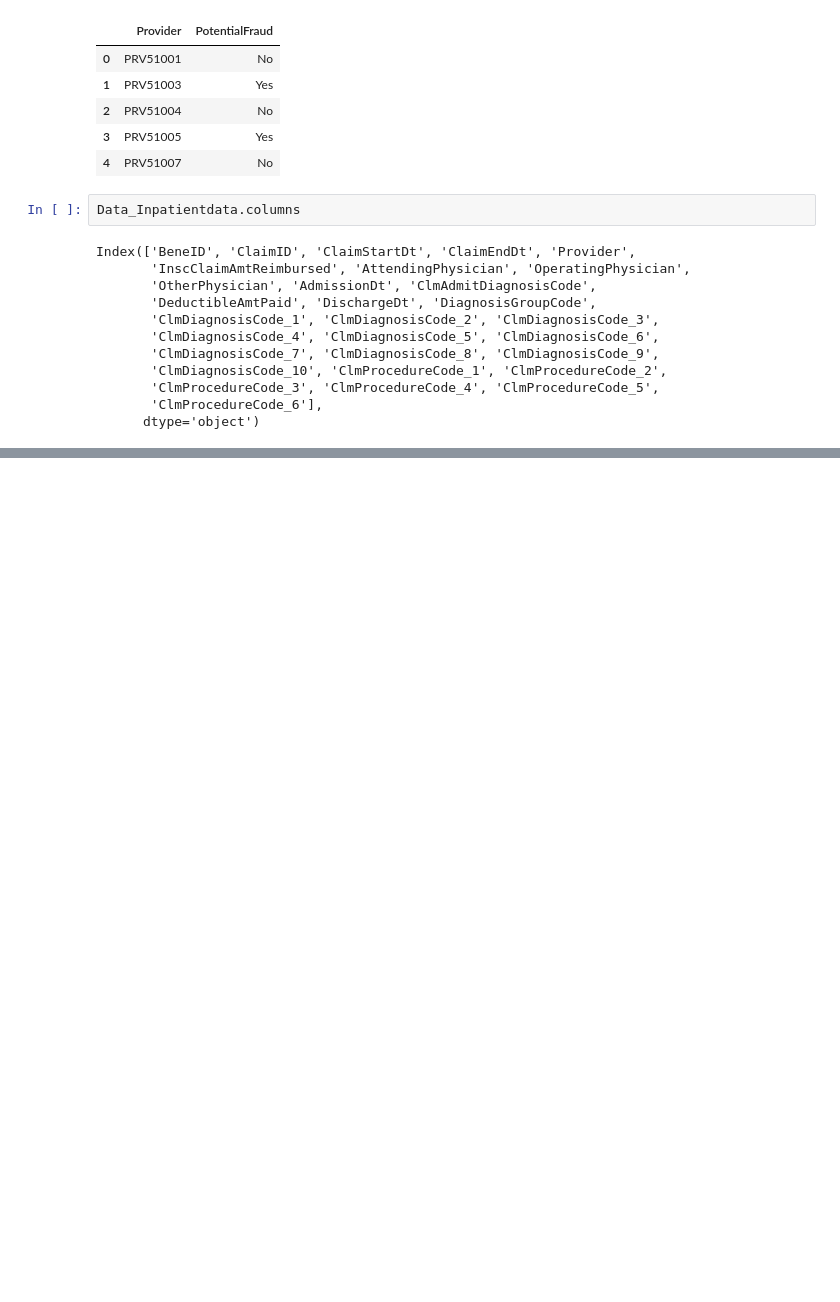
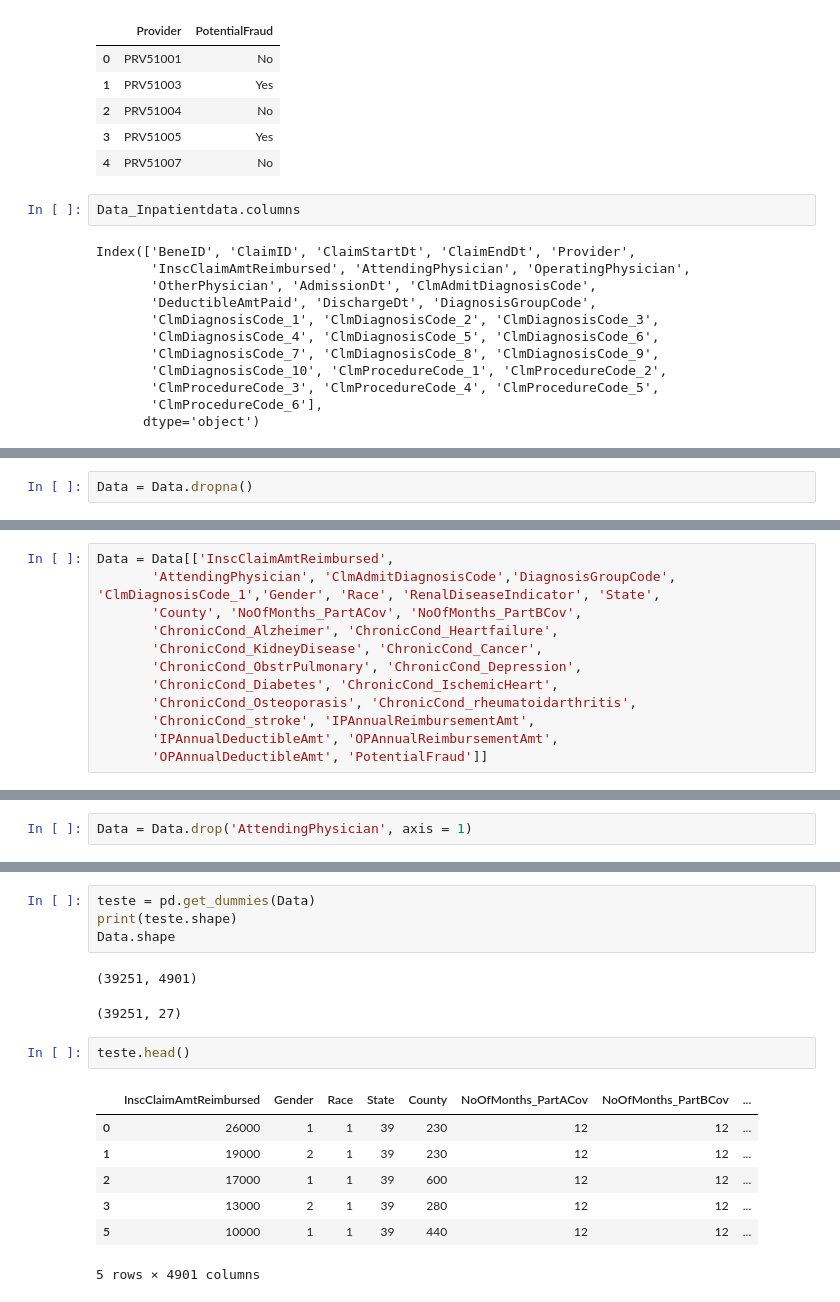
Before and after one commit to Buludi/Machine_Learning_Practice, a Jupyter notebook: ML101November.ipynb, the cells around one changed output, grey strips where cells are left out. Drawn from its saved outputs; the diff is of its cells as text; blank space fills up the shorter version.

```diff
--- a/ML101November.ipynb
+++ b/ML101November.ipynb
@@ -160,0 +219,2 @@ Index(['Provider', 'PotentialFraud'], dtype='object')
+# %%
+Data = Data.dropna()
@@ -160,0 +238,12 @@ Index(['Provider', 'PotentialFraud'], dtype='object')
+# %%
+Data = Data[['InscClaimAmtReimbursed',
+       'AttendingPhysician', 'ClmAdmitDiagnosisCode','DiagnosisGroupCode', 'ClmDiagnosisCode_1','Gender', 'Race', 'RenalDiseaseIndicator', 'State',
+       'County', 'NoOfMonths_PartACov', 'NoOfMonths_PartBCov',
+       'ChronicCond_Alzheimer', 'ChronicCond_Heartfailure',
+       'ChronicCond_KidneyDisease', 'ChronicCond_Cancer',
+       'ChronicCond_ObstrPulmonary', 'ChronicCond_Depression',
+       'ChronicCond_Diabetes', 'ChronicCond_IschemicHeart',
+       'ChronicCond_Osteoporasis', 'ChronicCond_rheumatoidarthritis',
+       'ChronicCond_stroke', 'IPAnnualReimbursementAmt',
+       'IPAnnualDeductibleAmt', 'OPAnnualReimbursementAmt',
+       'OPAnnualDeductibleAmt', 'PotentialFraud']]
@@ -160,0 +265,2 @@ Index(['Provider', 'PotentialFraud'], dtype='object')
+# %%
+Data = Data.drop('AttendingPhysician', axis = 1)
@@ -160,0 +282,17 @@ Index(['Provider', 'PotentialFraud'], dtype='object')
+# %%
+teste = pd.get_dummies(Data)
+print(teste.shape)
+Data.shape
+# %% [output]
+(39251, 4901)
+(39251, 27)
+# %%
+teste.head()
+# %% [output]
+|  | InscClaimAmtReimbursed | Gender | Race | State | County | NoOfMonths_PartACov | NoOfMonths_PartBCov | ... |
+| 0 | 26000 | 1 | 1 | 39 | 230 | 12 | 12 | ... |
+| 1 | 19000 | 2 | 1 | 39 | 230 | 12 | 12 | ... |
+| 2 | 17000 | 1 | 1 | 39 | 600 | 12 | 12 | ... |
+| 3 | 13000 | 2 | 1 | 39 | 280 | 12 | 12 | ... |
+| 5 | 10000 | 1 | 1 | 39 | 440 | 12 | 12 | ... |
+5 rows × 4901 columns
```
Also changed, not shown: parts of 20 cells of this notebook.
